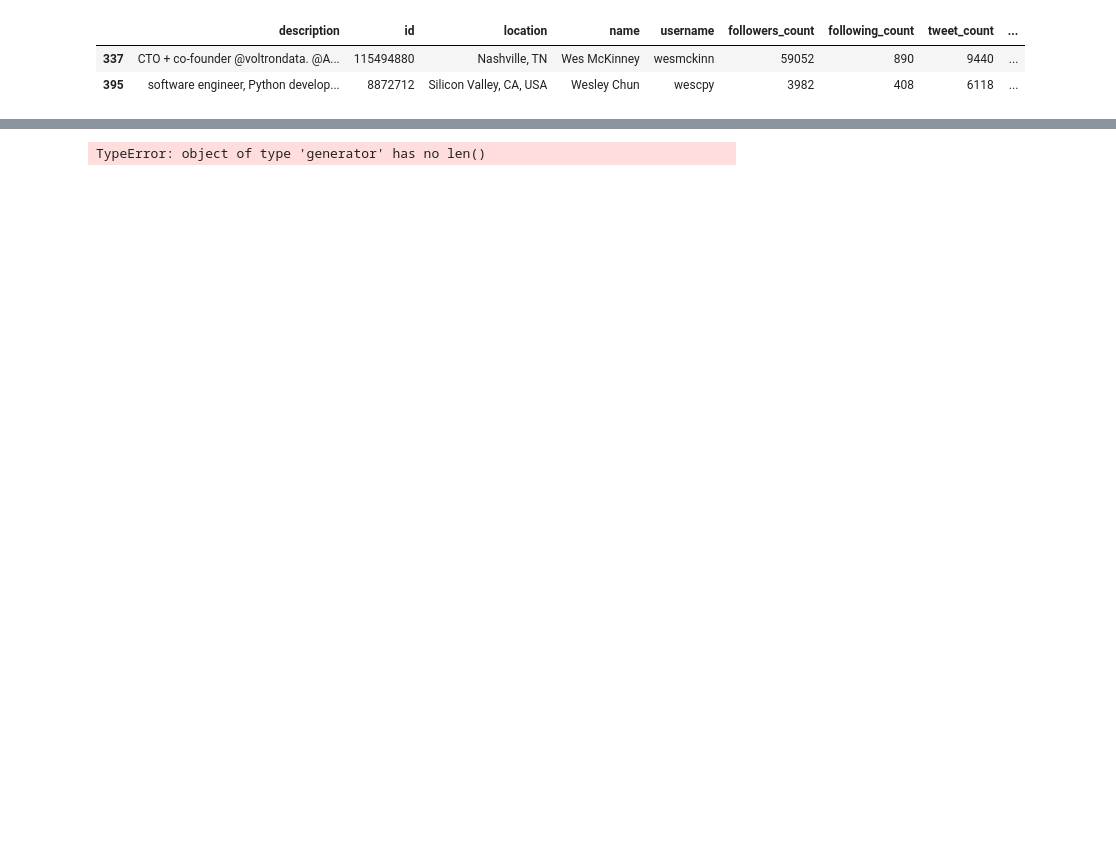
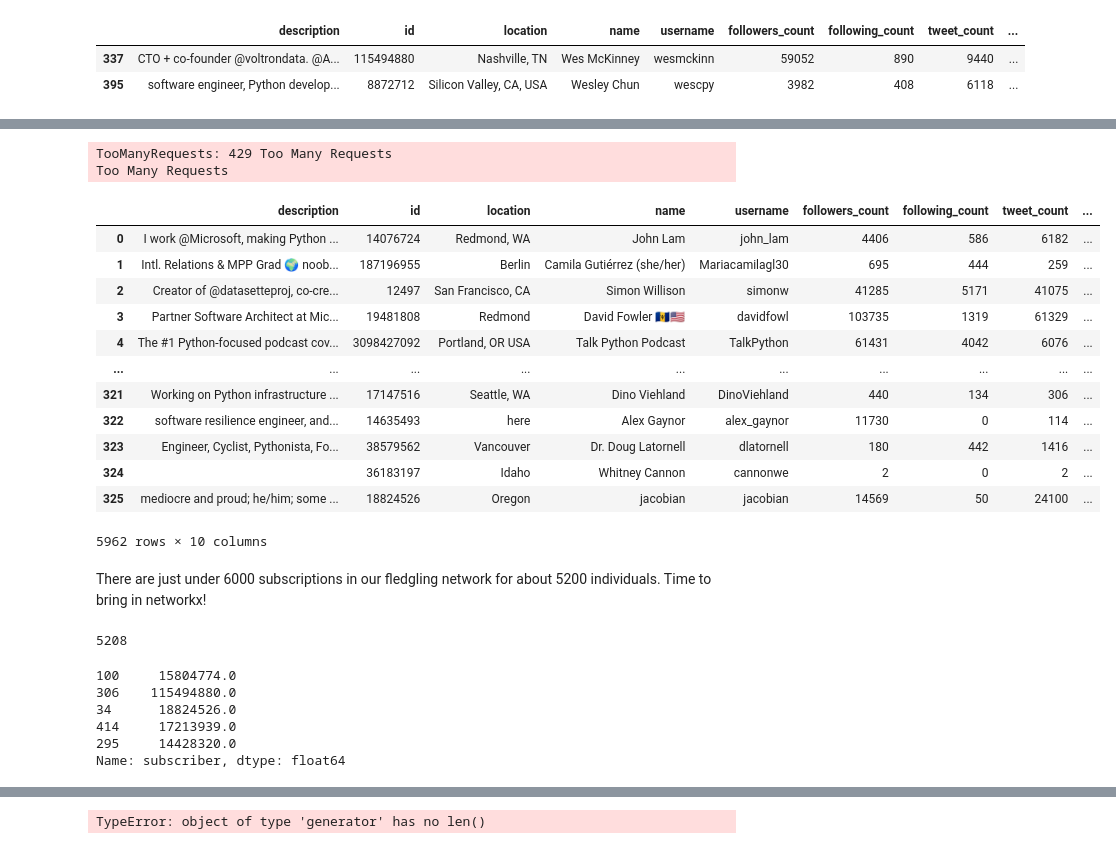
Before and after one commit to oneextrafact/python-twitterverse, a Jupyter notebook: notebooks/1.0-daveg-python-social-network.ipynb, the cells around one changed output, grey strips where cells are left out. Drawn from its saved outputs; the diff is of its cells as text; code cells hidden in the pictures; blank space fills up the shorter version.

Commit message:
level 6 network with attributes!

```diff
--- a/notebooks/1.0-daveg-python-social-network.ipynb
+++ b/notebooks/1.0-daveg-python-social-network.ipynb
@@ -104,0 +111,2 @@ gvr_followers[0][0]
+# %%
+jacobian_followers_df = get_subscriptions_df(18824526)
@@ -104,0 +128,5 @@ gvr_followers[0][0]
+# %%
+follows_three = pd.concat([jacobian_followers_df, gvr_followers_df, wes_followers_df]).id.value_counts()
+follows_three = follows_three[follows_three > 2].index
+len(follows_three)
+jacobian_followers_df[jacobian_followers_df.id.isin(follows_three)]
@@ -104,0 +141,45 @@ gvr_followers[0][0]
+# %%
+followers_frames = []
+for subscriber in jacobian_followers_df.query("""following_count > 0""")[jacobian_followers_df.id.isin(follows_three)].id.values:
+    followers_frames.append(get_subscriptions_df(subscriber))
+followers_df = pd.concat(followers_frames)
+# %% [output]
+TooManyRequests: 429 Too Many Requests
+Too Many Requests
+# %%
+subscriptions_df = pd.concat([
+    gvr_followers_df,
+    wes_followers_df,
+    jacobian_followers_df,
+    followers_df
+])
+subscriptions_df
+# %% [output]
+|  | description | id | location | name | username | followers_count | following_count | tweet_count | ... |
+| 0 | I work @Microsoft, making Python ... | 14076724 | Redmond, WA | John Lam | john_lam | 4406 | 586 | 6182 | ... |
+| 1 | Intl. Relations & MPP Grad 🌍 noob... | 187196955 | Berlin | Camila Gutiérrez (she/her) | Mariacamilagl30 | 695 | 444 | 259 | ... |
+| 2 | Creator of @datasetteproj, co-cre... | 12497 | San Francisco, CA | Simon Willison | simonw | 41285 | 5171 | 41075 | ... |
+| 3 | Partner Software Architect at Mic... | 19481808 | Redmond | David Fowler 🇧🇧🇺🇸 | davidfowl | 103735 | 1319 | 61329 | ... |
+| 4 | The #1 Python-focused podcast cov... | 3098427092 | Portland, OR USA | Talk Python Podcast | TalkPython | 61431 | 4042 | 6076 | ... |
+| ... | ... | ... | ... | ... | ... | ... | ... | ... | ... |
+| 321 | Working on Python infrastructure ... | 17147516 | Seattle, WA | Dino Viehland | DinoViehland | 440 | 134 | 306 | ... |
+| 322 | software resilience engineer, and... | 14635493 | here | Alex Gaynor | alex_gaynor | 11730 | 0 | 114 | ... |
+| 323 | Engineer, Cyclist, Pythonista, Fo... | 38579562 | Vancouver | Dr. Doug Latornell | dlatornell | 180 | 442 | 1416 | ... |
+| 324 |  | 36183197 | Idaho | Whitney Cannon | cannonwe | 2 | 0 | 2 | ... |
+| 325 | mediocre and proud; he/him; some ... | 18824526 | Oregon | jacobian | jacobian | 14569 | 50 | 24100 | ... |
+5962 rows × 10 columns
+# %% [markdown]
+There are just under 6000 subscriptions in our fledgling network for about 5200 individuals. Time to bring in networkx!
+# %%
+subscriptions_df.id.nunique()
+# %% [output]
+5208
+# %%
+subscriptions_df.query("""id == 261665936""").subscriber
+# %% [output]
+100     15804774.0
+306    115494880.0
+34      18824526.0
+414     17213939.0
+295     14428320.0
+Name: subscriber, dtype: float64
```
Also changed, not shown: parts of 31 cells of this notebook.
